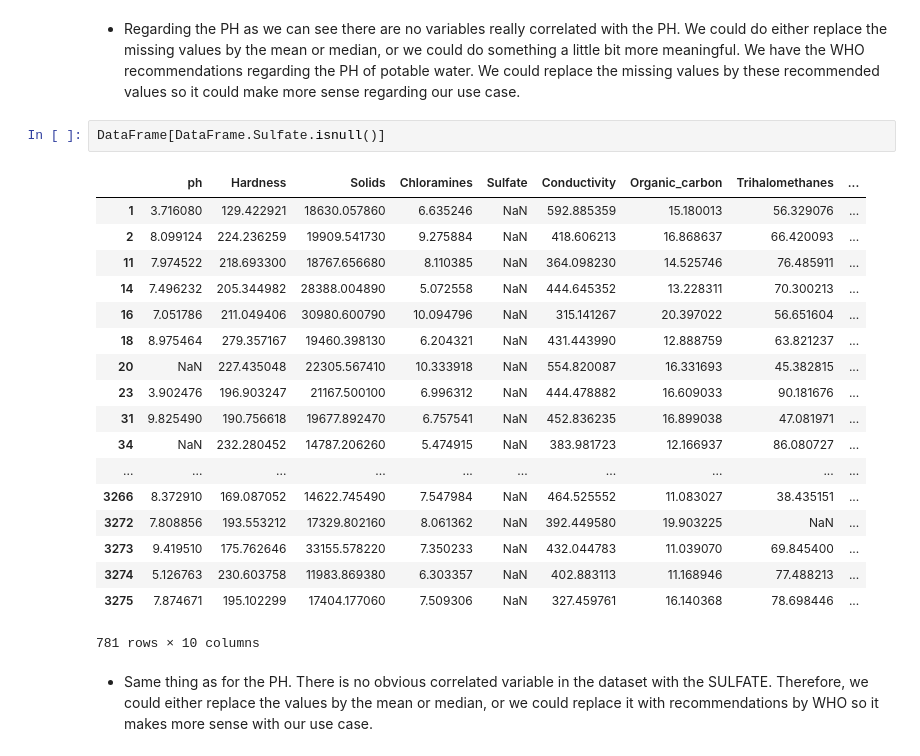
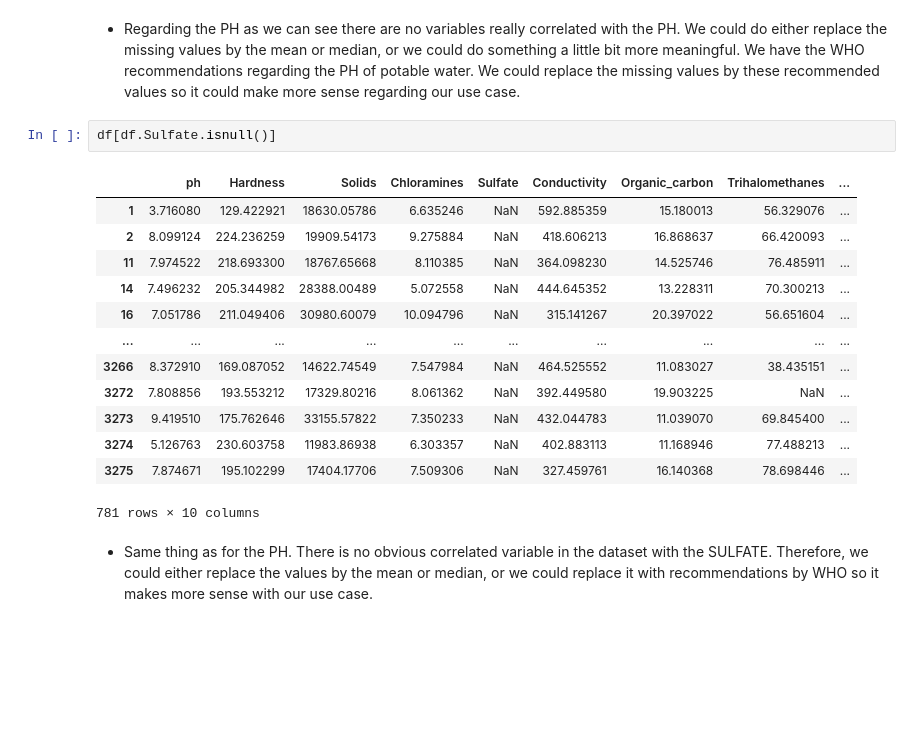
Before and after one commit to bidouze/CleanWaterData, a Jupyter notebook: drinking_water.ipynb, the cells around one changed output. Cells and saved outputs as stored; diff of their text form; blank space fills up the shorter version.

```diff
--- a/drinking_water.ipynb
+++ b/drinking_water.ipynb
@@ -123,25 +123,20 @@ df[df.ph.isnull()]
 # %% [markdown]
 - Regarding the PH as we can see there are no variables really correlated with the PH. We could do either replace the missing values by the mean or median, or we could do something a little bit more meaningful. We have the WHO recommendations regarding the PH of potable water. We could replace the missing values by these recommended values so it could make more sense regarding our use case.
 # %%
-DataFrame[DataFrame.Sulfate.isnull()]
+df[df.Sulfate.isnull()]
 # %% [output]
 |  | ph | Hardness | Solids | Chloramines | Sulfate | Conductivity | Organic_carbon | Trihalomethanes | ... |
-| 1 | 3.716080 | 129.422921 | 18630.057860 | 6.635246 | NaN | 592.885359 | 15.180013 | 56.329076 | ... |
-| 2 | 8.099124 | 224.236259 | 19909.541730 | 9.275884 | NaN | 418.606213 | 16.868637 | 66.420093 | ... |
-| 11 | 7.974522 | 218.693300 | 18767.656680 | 8.110385 | NaN | 364.098230 | 14.525746 | 76.485911 | ... |
-| 14 | 7.496232 | 205.344982 | 28388.004890 | 5.072558 | NaN | 444.645352 | 13.228311 | 70.300213 | ... |
-| 16 | 7.051786 | 211.049406 | 30980.600790 | 10.094796 | NaN | 315.141267 | 20.397022 | 56.651604 | ... |
-| 18 | 8.975464 | 279.357167 | 19460.398130 | 6.204321 | NaN | 431.443990 | 12.888759 | 63.821237 | ... |
-| 20 | NaN | 227.435048 | 22305.567410 | 10.333918 | NaN | 554.820087 | 16.331693 | 45.382815 | ... |
-| 23 | 3.902476 | 196.903247 | 21167.500100 | 6.996312 | NaN | 444.478882 | 16.609033 | 90.181676 | ... |
-| 31 | 9.825490 | 190.756618 | 19677.892470 | 6.757541 | NaN | 452.836235 | 16.899038 | 47.081971 | ... |
-| 34 | NaN | 232.280452 | 14787.206260 | 5.474915 | NaN | 383.981723 | 12.166937 | 86.080727 | ... |
+| 1 | 3.716080 | 129.422921 | 18630.05786 | 6.635246 | NaN | 592.885359 | 15.180013 | 56.329076 | ... |
+| 2 | 8.099124 | 224.236259 | 19909.54173 | 9.275884 | NaN | 418.606213 | 16.868637 | 66.420093 | ... |
+| 11 | 7.974522 | 218.693300 | 18767.65668 | 8.110385 | NaN | 364.098230 | 14.525746 | 76.485911 | ... |
+| 14 | 7.496232 | 205.344982 | 28388.00489 | 5.072558 | NaN | 444.645352 | 13.228311 | 70.300213 | ... |
+| 16 | 7.051786 | 211.049406 | 30980.60079 | 10.094796 | NaN | 315.141267 | 20.397022 | 56.651604 | ... |
 | ... | ... | ... | ... | ... | ... | ... | ... | ... | ... |
-| 3266 | 8.372910 | 169.087052 | 14622.745490 | 7.547984 | NaN | 464.525552 | 11.083027 | 38.435151 | ... |
-| 3272 | 7.808856 | 193.553212 | 17329.802160 | 8.061362 | NaN | 392.449580 | 19.903225 | NaN | ... |
-| 3273 | 9.419510 | 175.762646 | 33155.578220 | 7.350233 | NaN | 432.044783 | 11.039070 | 69.845400 | ... |
-| 3274 | 5.126763 | 230.603758 | 11983.869380 | 6.303357 | NaN | 402.883113 | 11.168946 | 77.488213 | ... |
-| 3275 | 7.874671 | 195.102299 | 17404.177060 | 7.509306 | NaN | 327.459761 | 16.140368 | 78.698446 | ... |
+| 3266 | 8.372910 | 169.087052 | 14622.74549 | 7.547984 | NaN | 464.525552 | 11.083027 | 38.435151 | ... |
+| 3272 | 7.808856 | 193.553212 | 17329.80216 | 8.061362 | NaN | 392.449580 | 19.903225 | NaN | ... |
+| 3273 | 9.419510 | 175.762646 | 33155.57822 | 7.350233 | NaN | 432.044783 | 11.039070 | 69.845400 | ... |
+| 3274 | 5.126763 | 230.603758 | 11983.86938 | 6.303357 | NaN | 402.883113 | 11.168946 | 77.488213 | ... |
+| 3275 | 7.874671 | 195.102299 | 17404.17706 | 7.509306 | NaN | 327.459761 | 16.140368 | 78.698446 | ... |
 781 rows × 10 columns
 # %% [markdown]
 - Same thing as for the PH. There is no obvious correlated variable in the dataset with the SULFATE. Therefore, we could either replace the values by the mean or median, or we could replace it with recommendations by WHO so it makes more sense with our use case.
```
Also changed, not shown: parts of 9 cells of this notebook.
